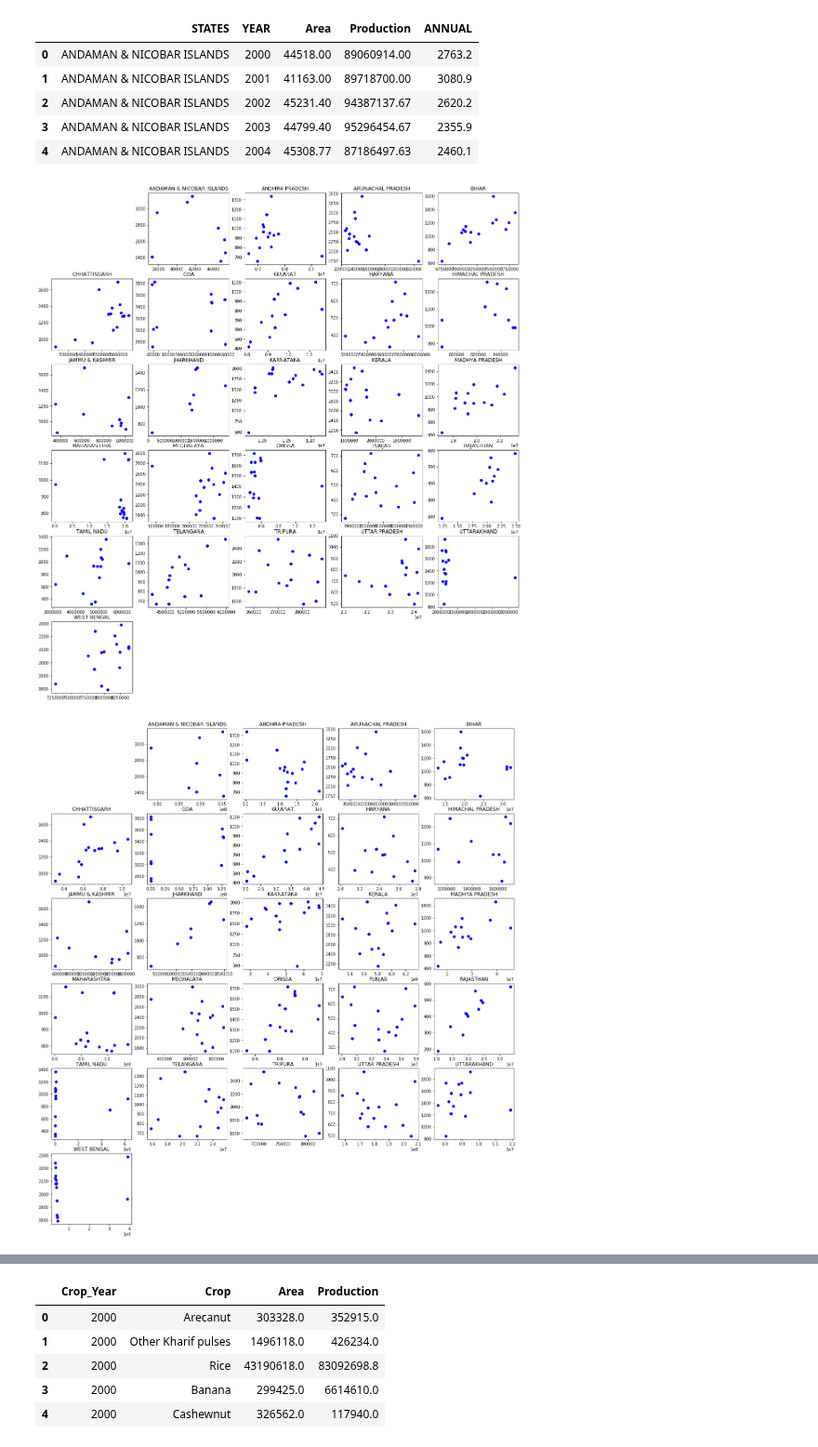
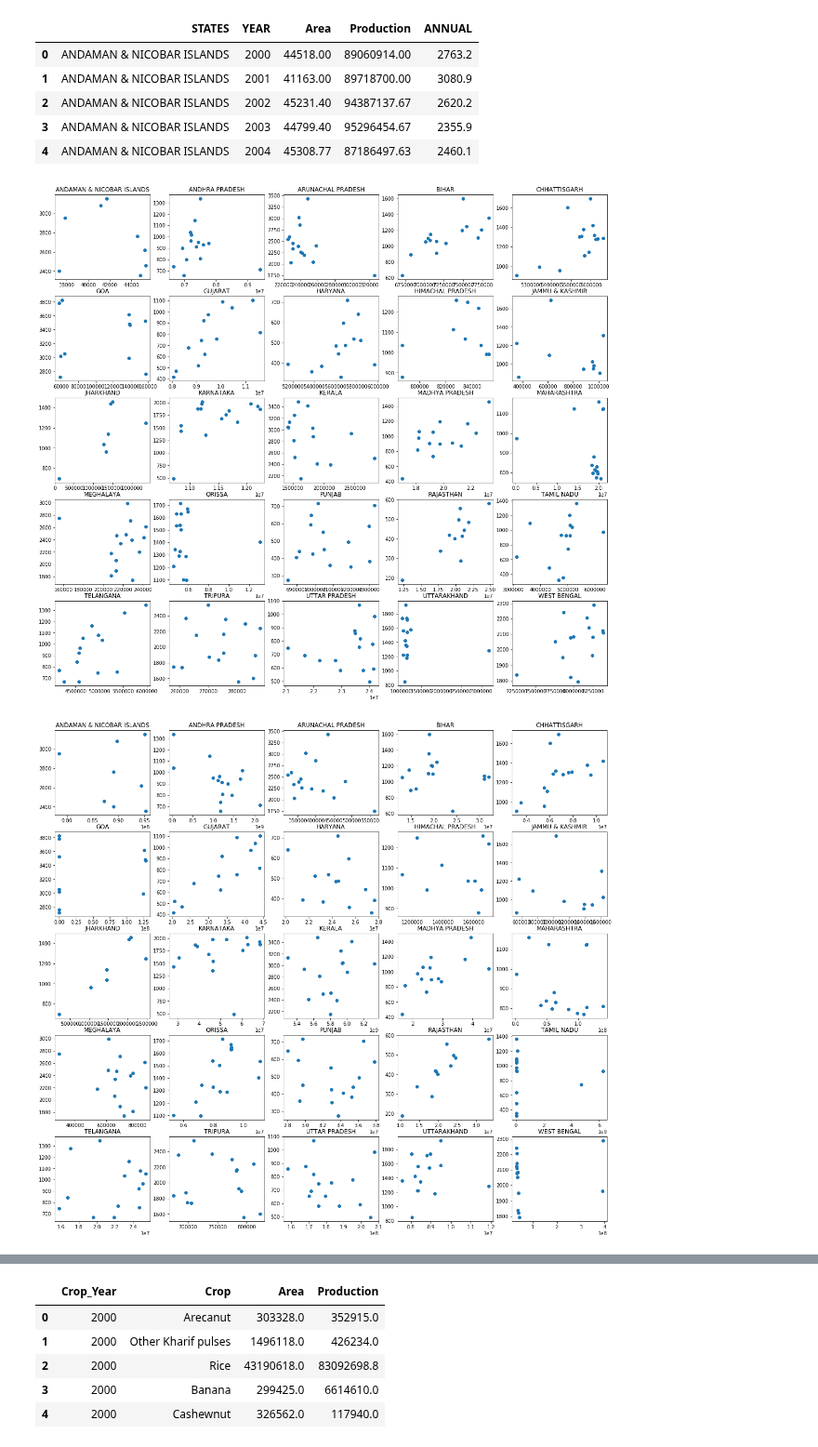
Before and after one commit to nitinvbharti/Agriculture_Analysis, a Jupyter notebook: Agro_analysis.ipynb, the cells around one changed output, grey strips where cells are left out. Shown at 93% size. Cells and saved outputs as stored; diff of their text form; code cells hidden in the pictures.

```diff
--- a/Agro_analysis.ipynb
+++ b/Agro_analysis.ipynb
@@ -7,12 +7,19 @@ import matplotlib.pylab as plt
 import matplotlib.cm as cm
 import matplotlib as mpl
 import pandas as pd
+import seaborn as sns #Need to install
 import scipy.stats as stats
 import pylab
-from cycler import cycler
-mpl.rcParams['axes.prop_cycle'] = cycler(color='bkgrcmy')
+# from cycler import cycler
+# mpl.rcParams['axes.prop_cycle'] = cycler(color='bkgrcmy')
 import warnings
 warnings.filterwarnings('ignore')
+from itertools import cycle
+from sklearn.cluster import KMeans as km
+from sklearn.linear_model import LinearRegression as LR
+from sklearn.linear_model import Lasso as LS
+from sklearn.linear_model import Ridge as RG
+from sklearn.tree import DecisionTreeRegressor as scart
 %matplotlib inline
 # %%
 def fill_0(df):
@@ -546,13 +576,13 @@ area_rainfall_plot.shape
 area_rainfall['Calc'] = (area_rainfall.Area*area_rainfall.ANNUAL)/area_rainfall.Production
 # area_rainfall
 # %%
-fig = mplot.figure(figsize=(10,6))
-var = area_rainfall[(area_rainfall['YEAR']>=2010)*(area_rainfall['YEAR']<=2014)]
-for i in suicides.STATES:
-    try:
-        mplot.plot(suicides[suicides['STATES']==i].values[0][1:],var[var['STATES'] == i].Calc.values,'.')
-    except:
-        pass
-mplot.xlim(80)
-mplot.title('(area*rain)/Production vs Suicides')
-mplot.show()
+# fig = mplot.figure(figsize=(10,6))
+# var = area_rainfall[(area_rainfall['YEAR']>=2010)*(area_rainfall['YEAR']<=2014)]
+# for i in suicides.STATES:
+#     try:
+#         mplot.plot(suicides[suicides['STATES']==i].values[0][1:],var[var['STATES'] == i].Calc.values,'.')
+#     except:
+#         pass
+# mplot.xlim(80)
+# mplot.title('(area*rain)/Production vs Suicides')
+# mplot.show()
@@ -576,24 +604,24 @@ fig = mplot.figure(figsize=(20,22))
 for i in area_rain_no0.STATES.unique():
     tp= area_rain_no0[area_rain_no0.STATES==i]
     tp=tp.iloc[:,2:]
-    ct+=1
     mplot.subplot(6,5,ct)
     mplot.scatter(tp.iloc[:,0],tp.iloc[:,2])
     mplot.title(i)
+    ct+=1
 mplot.show()
 # %% [output]
-[figure, old version]
+[figure, new version]
 # %%
-ct = 1
+ct = 0
 fig = mplot.figure(figsize=(20,22))
 for i in area_rain_no0.STATES.unique():
     tp= area_rain_no0[area_rain_no0.STATES==i]
     tp=tp.iloc[:,2:]
     ct+=1
     mplot.subplot(6,5,ct)
     mplot.scatter(tp.iloc[:,1],tp.iloc[:,2])
     mplot.title(i)
 mplot.show()
 # %% [output]
-[figure, old version]
+[figure, new version]
 # %%
```
Also changed, not shown: parts of 36 cells of this notebook, 2 other files.
